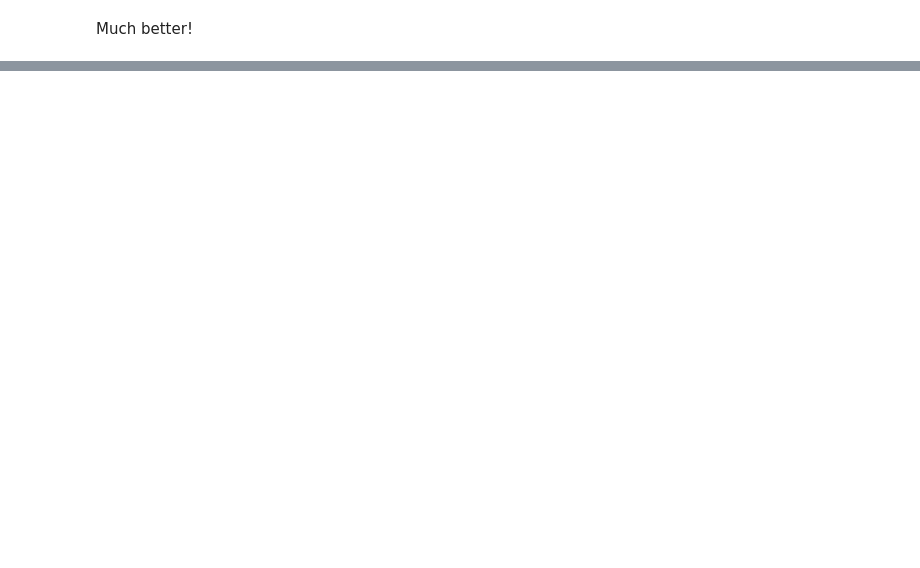
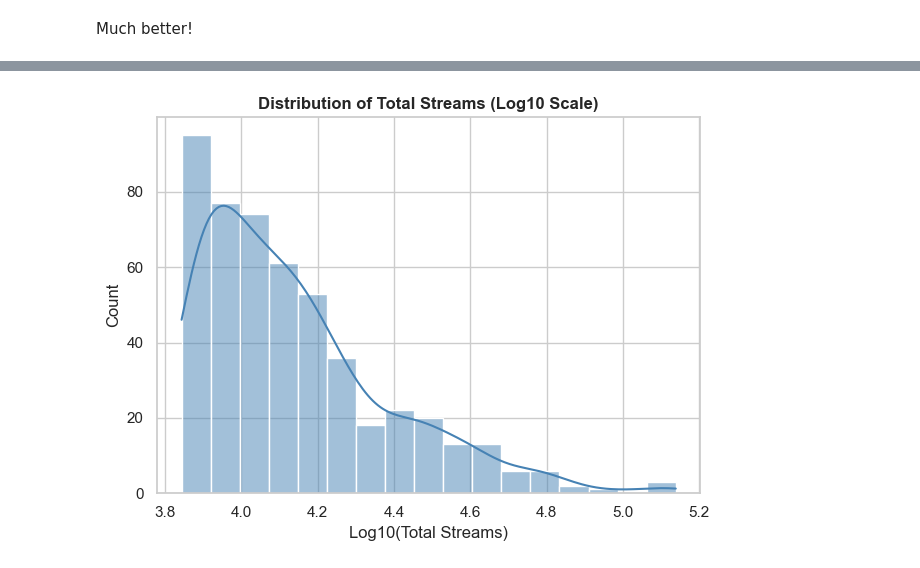
Before and after one commit to IhsanTaslim/Most-Streamed-Artists-on-Spotify, a Jupyter notebook: Notebook/Untitled.ipynb, the cells around one changed output, grey strips where cells are left out. Saved outputs shown, nothing was run; the diff lists cells and outputs as text; code cells hidden in the pictures; blank space fills up the shorter version.

```diff
--- a/Notebook/Untitled.ipynb
+++ b/Notebook/Untitled.ipynb
@@ -347,0 +481,8 @@ plt.show()
+# %%
+sns.histplot(np.log10(sub_spotify['Total Streams (in millions)']), kde=True, color='steelblue')
+plt.title('Distribution of Total Streams (Log10 Scale)',  fontweight="bold")
+plt.xlabel('Log10(Total Streams)')
+plt.tight_layout()
+plt.show()
+# %% [output]
+[figure, added]
```
Also changed, not shown: parts of 51 cells of this notebook, 2 other files.
